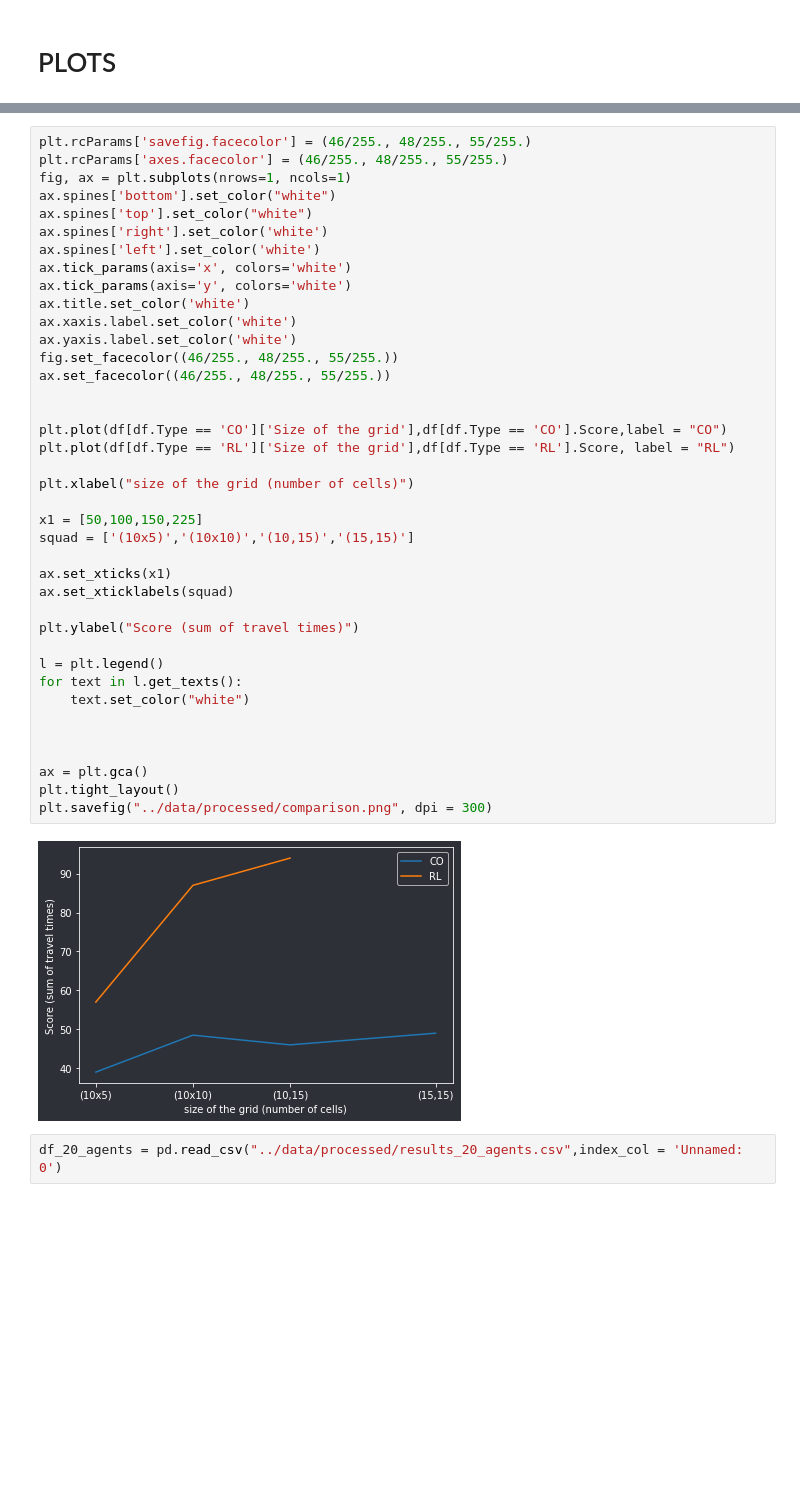
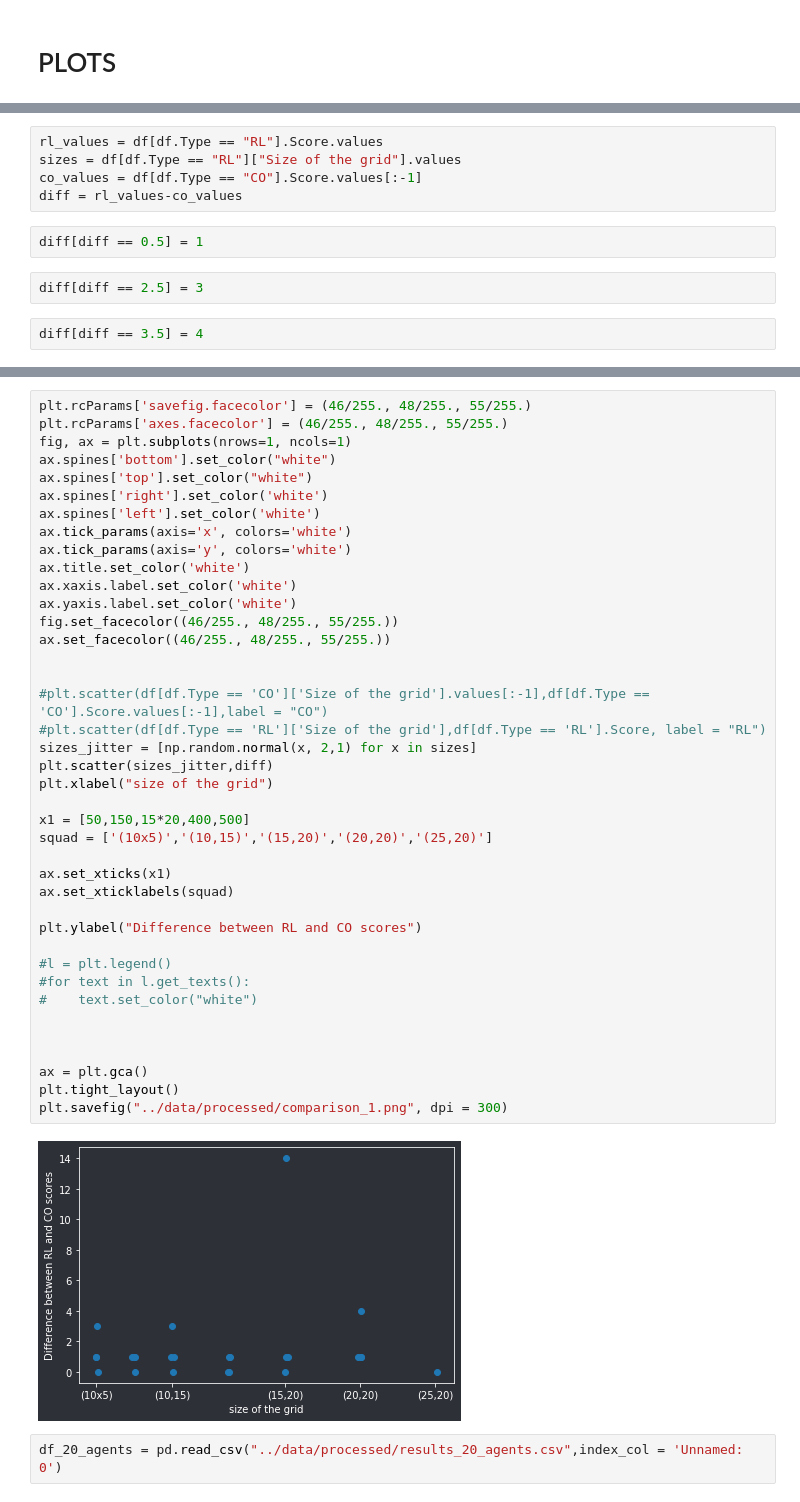
Before and after one commit to dufourc1/SemesterProjectMA3, a Jupyter notebook: notebooks/comparison.ipynb, the cells around one changed output, grey strips where cells are left out. Cells and saved outputs as stored; diff of their text form; blank space fills up the shorter version.

Commit message:
Run comparison with 2 agents
Comparison made for the CO method and the RL method for 2 agents on small grids (up to (25,20))

```diff
--- a/notebooks/comparison.ipynb
+++ b/notebooks/comparison.ipynb
@@ -245,0 +307,11 @@ df
+# %%
+rl_values = df[df.Type == "RL"].Score.values
+sizes = df[df.Type == "RL"]["Size of the grid"].values
+co_values = df[df.Type == "CO"].Score.values[:-1]
+diff = rl_values-co_values
+# %%
+diff[diff == 0.5] = 1
+# %%
+diff[diff == 2.5] = 3
+# %%
+diff[diff == 3.5] = 4
@@ -246,44 +323,45 @@ df
 # %%
 plt.rcParams['savefig.facecolor'] = (46/255., 48/255., 55/255.)
 plt.rcParams['axes.facecolor'] = (46/255., 48/255., 55/255.)
 fig, ax = plt.subplots(nrows=1, ncols=1)
 ax.spines['bottom'].set_color("white")
 ax.spines['top'].set_color("white")
 ax.spines['right'].set_color('white')
 ax.spines['left'].set_color('white')
 ax.tick_params(axis='x', colors='white')
 ax.tick_params(axis='y', colors='white')
 ax.title.set_color('white')
 ax.xaxis.label.set_color('white')
 ax.yaxis.label.set_color('white')
 fig.set_facecolor((46/255., 48/255., 55/255.))
 ax.set_facecolor((46/255., 48/255., 55/255.))
 
 
-plt.plot(df[df.Type == 'CO']['Size of the grid'],df[df.Type == 'CO'].Score,label = "CO")
-plt.plot(df[df.Type == 'RL']['Size of the grid'],df[df.Type == 'RL'].Score, label = "RL")
+#plt.scatter(df[df.Type == 'CO']['Size of the grid'].values[:-1],df[df.Type == 'CO'].Score.values[:-1],label = "CO")
+#plt.scatter(df[df.Type == 'RL']['Size of the grid'],df[df.Type == 'RL'].Score, label = "RL")
+sizes_jitter = [np.random.normal(x, 2,1) for x in sizes]
+plt.scatter(sizes_jitter,diff)
+plt.xlabel("size of the grid")
 
-plt.xlabel("size of the grid (number of cells)")
-
-x1 = [50,100,150,225]
-squad = ['(10x5)','(10x10)','(10,15)','(15,15)']
+x1 = [50,150,15*20,400,500]
+squad = ['(10x5)','(10,15)','(15,20)','(20,20)','(25,20)']
 
 ax.set_xticks(x1)
 ax.set_xticklabels(squad)
 
-plt.ylabel("Score (sum of travel times)")
+plt.ylabel("Difference between RL and CO scores")
 
-l = plt.legend()
-for text in l.get_texts():
-    text.set_color("white")
+#l = plt.legend()
+#for text in l.get_texts():
+#    text.set_color("white")
 
 
 
 ax = plt.gca()
 plt.tight_layout()
-plt.savefig("../data/processed/comparison.png", dpi = 300)
+plt.savefig("../data/processed/comparison_1.png", dpi = 300)
 # %% [output]
-[figure, old version]
+[figure, new version]
 # %%
 df_20_agents = pd.read_csv("../data/processed/results_20_agents.csv",index_col = 'Unnamed: 0')
 # %%
```
Also changed, not shown: parts of 5 cells of this notebook.
